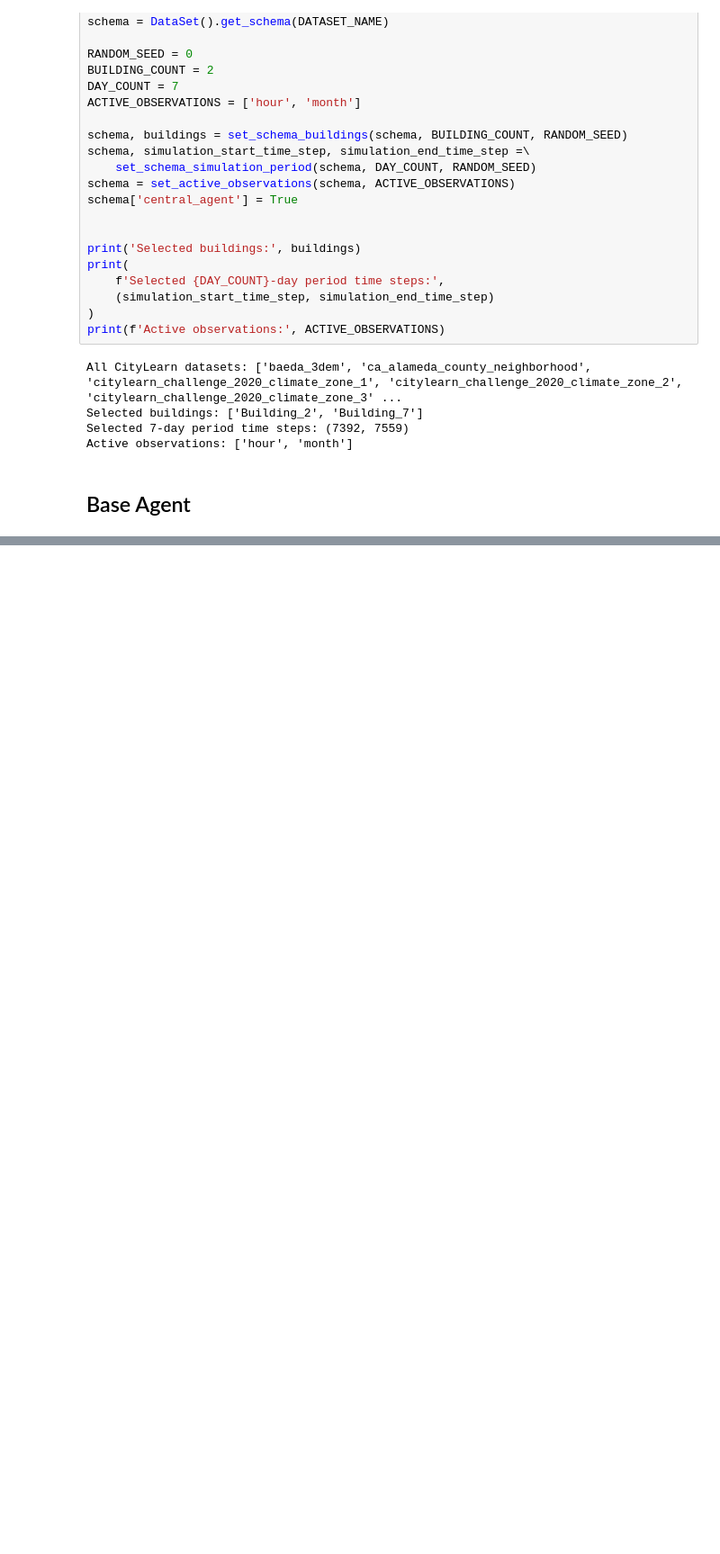
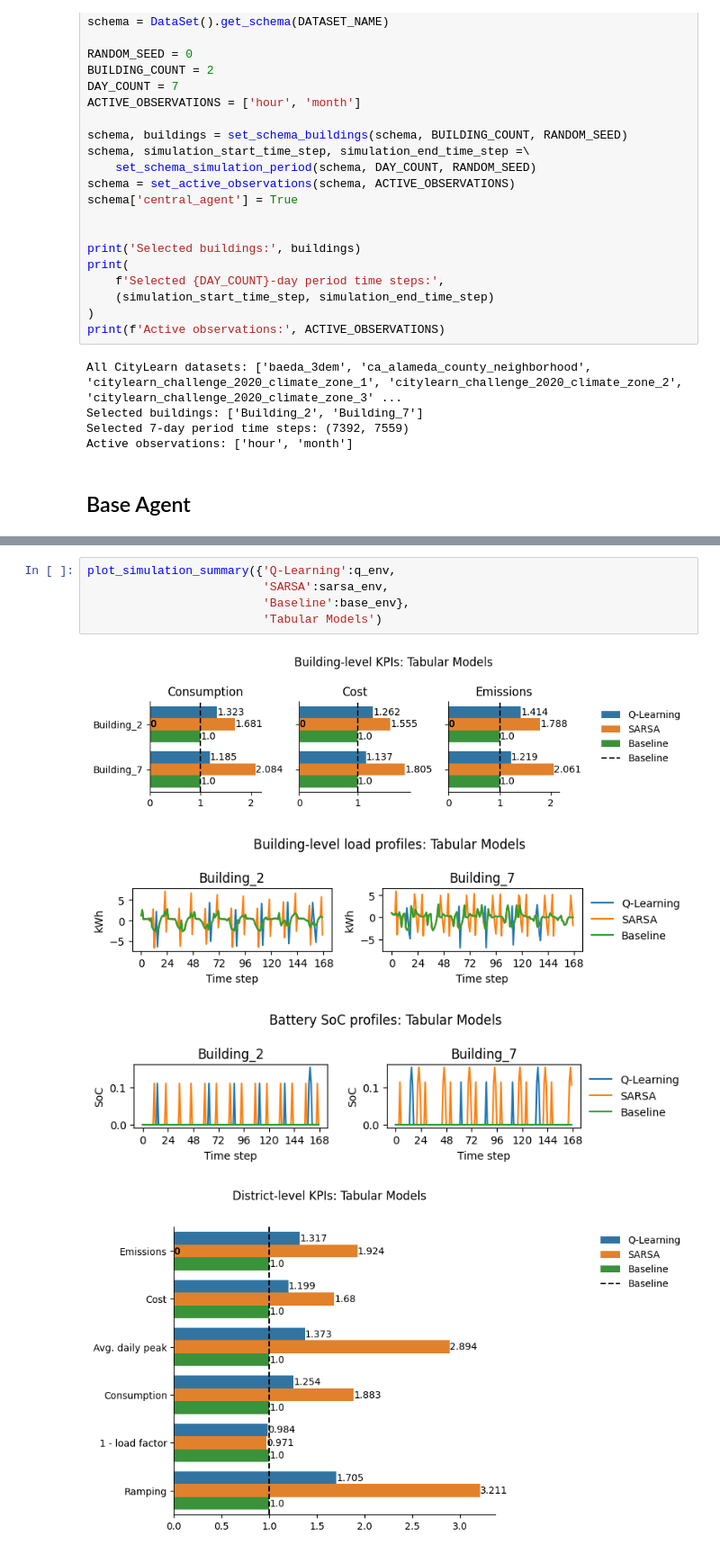
Before and after one commit to CaseyMOwen/Fa24-CS-138-FinalProject, a Jupyter notebook: main.ipynb, the cells around one changed output, grey strips where cells are left out. Shown at 90% size. Cells and saved outputs as stored; diff of their text form; blank space fills up the shorter version.

```diff
--- a/main.ipynb
+++ b/main.ipynb
@@ -296,0 +366,10 @@ District-level load profiles:
+# %%
+plot_simulation_summary({'Q-Learning':q_env,
+                         'SARSA':sarsa_env,
+                         'Baseline':base_env},
+                         'Tabular Models')
+# %% [output]
+[figure, added]
+[figure, added]
+[figure, added]
+[figure, added]
```
Also changed, not shown: parts of 18 cells of this notebook, 4 other files.
